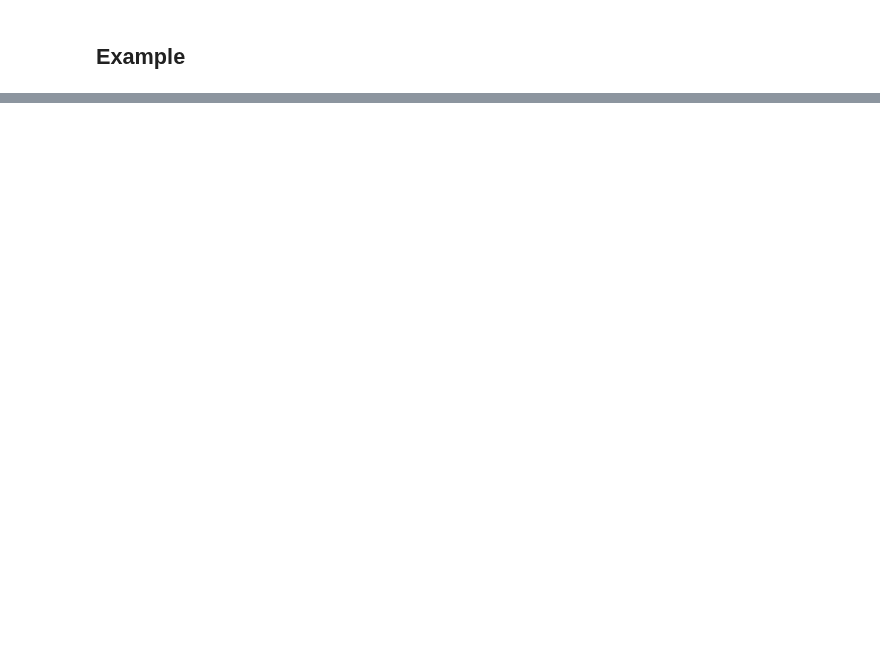
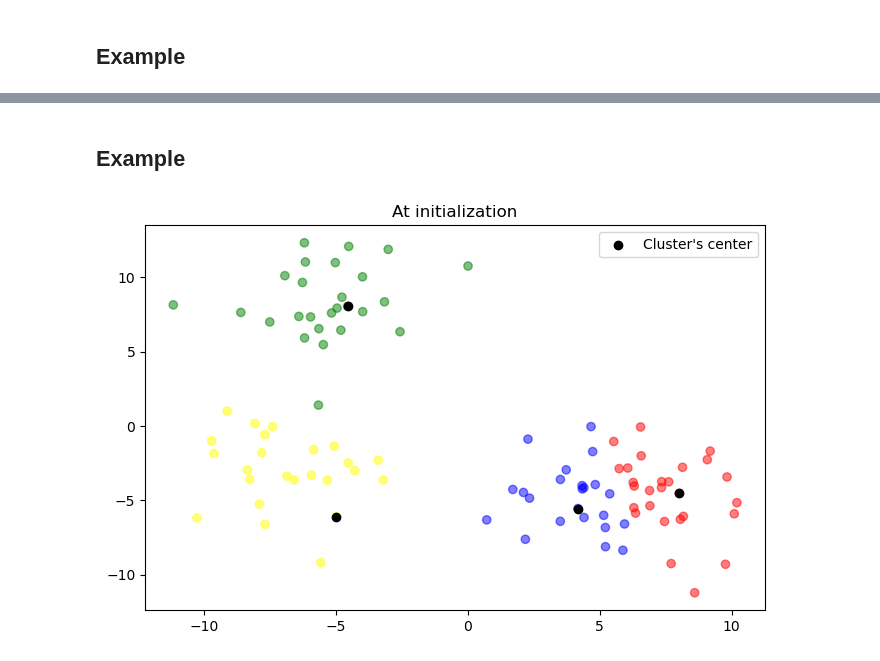
Before and after one commit to roomate/ML_from_scratch, a Jupyter notebook: clustering.ipynb, the cells around one changed output, grey strips where cells are left out. Drawn from its saved outputs; the diff is of its cells as text; code cells hidden in the pictures; blank space fills up the shorter version.

```diff
--- a/clustering.ipynb
+++ b/clustering.ipynb
@@ -18,6 +18,10 @@ def RBF(sigma: float = 1):
 
 def Linear():
     def kernel(x: np.ndarray, y: np.ndarray):
+        if isinstance(x, list):
+            x = np.array(x)
+        if isinstance(y, list):
+            y = np.array(y)
         return x @ y.T
     return kernel
 # %%
@@ -56,7 +60,7 @@ class Cluster:
     """
     Class designed to represent a cluster. A cluster is a list of variable length of particles, an Id, and the dissimilarity at its creation.
     """
-    particles: np.ndarray[np.ndarray] #key-value between particle's id and its position
+    particles: np.ndarray[np.ndarray]
     nb_particle : int
     cluster_id: int
     diss_creation: float = 0
@@ -70,12 +74,6 @@ class Cluster:
         N = len(A.particles) + len(B.particles)
         C = Cluster(np.concatenate((A.particles, B.particles), axis=0), N, id)
         return C
-
-    def update_center(self):
-        """
-        Update the center of a cluster
-        """
-        self.cluster_center = np.mean()
 
     def inter_variance(self):
         """
@@ -429,7 +426,7 @@ class Cluster:
 
     def update_center(self):
         """
-        Update the center of a cluster
+        Update the center of a cluster.
         """
         self.cluster_center = np.mean([point.pos for point in self.particles], axis=0)
 
@@ -448,6 +445,13 @@ class Cluster:
         self.count += 1
         return self.particles[self.count - 1]
 
+    def __len__(self):
+        """
+        Return the number of particles in the cluster.
+        """
+        return len(self.particles)
+
+
     def display(self):
         color = ["grey", "brown", "orange", "olive", "green", "cyan", "blue", 'r', 'g', 'purple']
         pos = np.array([point.pos for point in self.particles])
@@ -994,0 +1423,12 @@ It solves the same optimization problem as K-MEANS, but with $L^1$ distance rath
+# %% [markdown]
+## Example
+# %%
+NB_CLUSTER = 4
+
+X, y = make_blobs(n_samples=100, centers=NB_CLUSTER, n_features=2, cluster_std=2)
+kernel = Linear()
+kmedian = KMEDIAN(Nb_cluster=NB_CLUSTER, N_iter_max=100, epsilon=1e-6, plot_init=True)
+
+kmedian.fit(X)
+# %% [output]
+[figure, added]
```
Also changed, not shown: parts of 19 cells of this notebook.
